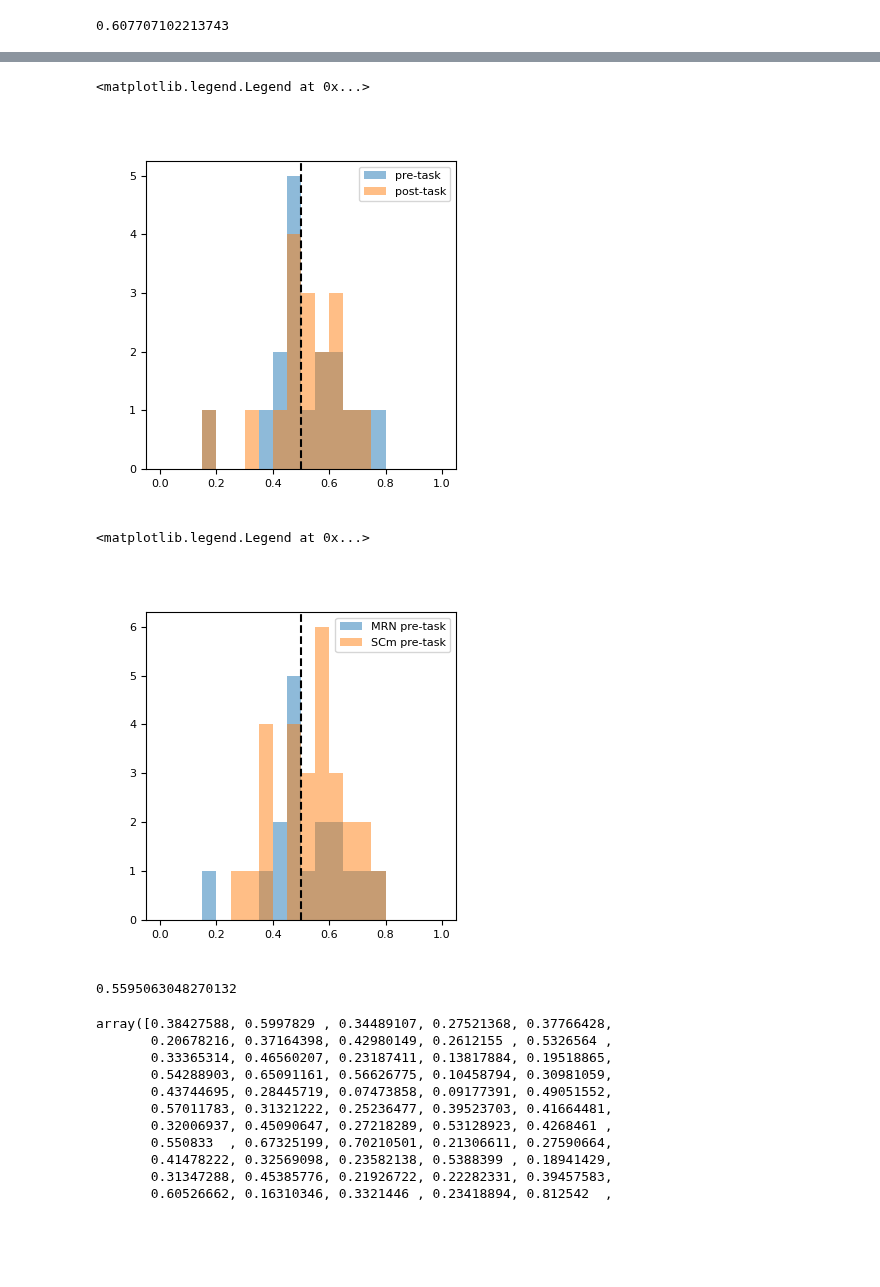
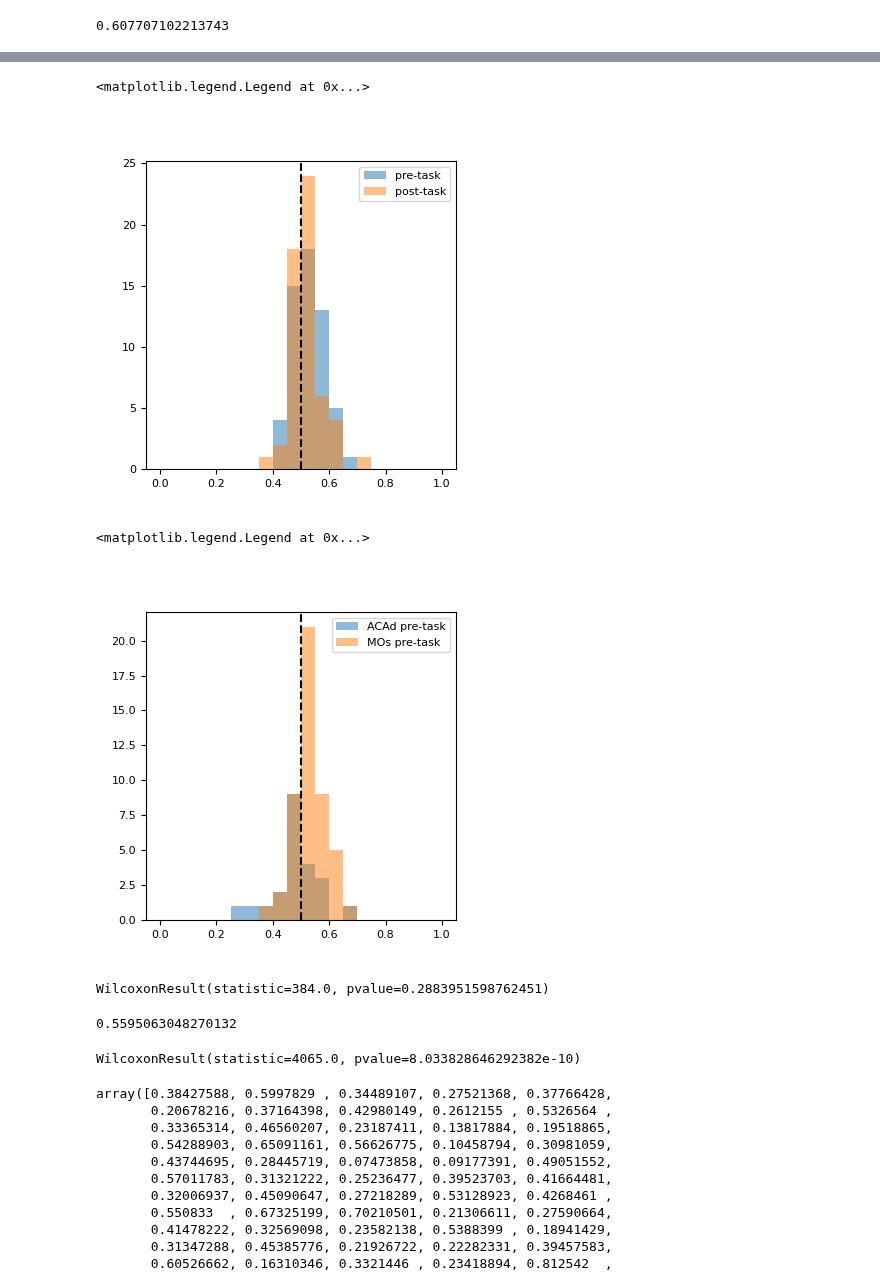
Before and after one commit to AllenInstitute/dynamic_routing_analysis, a Jupyter notebook: notebooks/test_context_decoder_on_spontaneous.ipynb, the cells around one changed output, grey strips where cells are left out. Cells and saved outputs as stored; diff of their text form; code cells hidden in the pictures; blank space fills up the shorter version.

```diff
--- a/notebooks/test_context_decoder_on_spontaneous.ipynb
+++ b/notebooks/test_context_decoder_on_spontaneous.ipynb
@@ -183,7 +221,7 @@ predict_proba_with_repeats_single_session_spontaneous_pd=predict_proba_with_repe
 # show individual repeats, averages over repeats, etc.
 sel_bin_center=-0.25
 sel_structure='ACAd'
-sel_unit_subsample=20
+sel_unit_subsample=10
 if sel_unit_subsample is None or sel_unit_subsample == 'all':
     structure_predict_proba=predict_proba_single_session_pd.query('structure==@sel_structure and unit_subsample_size.isna() and bin_center==@sel_bin_center')
     structure_predict_proba_spont=predict_proba_with_repeats_single_session_spontaneous_pd.query('structure==@sel_structure and unit_subsample_size.isna() and bin_center==@sel_bin_center')
@@ -233,7 +287,7 @@ predict_proba_single_session_pd['structure'].unique()
 #plot predict proba across epochs, shade epochs
 sel_structure='ACAd'
 plot_data_string='decision_function' # 'decision_function' or 'predict_proba'
-sel_unit_subsample=20
+sel_unit_subsample=10
 if sel_unit_subsample is None or sel_unit_subsample == 'all':
     structure_predict_proba=predict_proba_single_session_pd.query('structure==@sel_structure and unit_subsample_size.isna() and bin_center==@sel_bin_center')
     structure_predict_proba_spont=predict_proba_with_repeats_single_session_spontaneous_pd.query('structure==@sel_structure and unit_subsample_size.isna() and bin_center==@sel_bin_center')
@@ -289,5 +343,4 @@ for _,epoch_row in epochs.iterrows():
     ax.text((epoch_start+epoch_end)/2, ymax*0.99, epoch_name, ha='center', va='top', fontsize=6,)
 
 
-
 fig.tight_layout()
@@ -1545,7 +1664,7 @@ for rr,row in new_predict_proba_pd.iterrows():
 new_predict_proba_pd['mean_pre_task']=mean_pre_task
 new_predict_proba_pd['mean_post_task']=mean_post_task
 # %%
-sel_structure='MRN'
+sel_structure='HPF'
 
 xbins=np.arange(0,1.01,0.05)
 
@@ -1556,4 +1675,4 @@ ax.hist(new_predict_proba_pd.query(f'structure=="{sel_structure}"')['mean_post_t
 ax.legend()
 # %% [output]
 <matplotlib.legend.Legend at 0x...>
-[figure, old version]
+[figure, new version]
@@ -1560,14 +1681,22 @@ ax.legend()
 # %%
-sel_structure_1='MRN'
-sel_structure_2='SCm'
+sel_structure_1='ACAd'
+sel_structure_2='MOs'
 
 xbins=np.arange(0,1.01,0.05)
 
 fig,ax=plt.subplots(1,1,figsize=(4,4))
 ax.axvline(0.5, color='k', linestyle='--')
 ax.hist(new_predict_proba_pd.query(f'structure=="{sel_structure_1}"')['mean_pre_task'], bins=xbins, alpha=0.5, label=sel_structure_1+' pre-task')
 ax.hist(new_predict_proba_pd.query(f'structure=="{sel_structure_2}"')['mean_pre_task'], bins=xbins, alpha=0.5, label=sel_structure_2+' pre-task')
 ax.legend()
 # %% [output]
 <matplotlib.legend.Legend at 0x...>
-[figure, old version]
+[figure, new version]
+# %%
+struct1='ORBl'
+struct2='VIS'
+
+stats.wilcoxon(new_predict_proba_pd.query(f'structure=="{struct1}"')['mean_pre_task']-0.5)
+stats.wilcoxon(new_predict_proba_pd.query(f'structure=="{struct2}"')['mean_pre_task']-0.5)
+# %% [output]
+WilcoxonResult(statistic=384.0, pvalue=0.2883951598762451)
@@ -1582,6 +1713,10 @@ s1['predict_proba_spont'].values[0][s1['spont_is_pre_task'].values[0]].mean()
 s2['predict_proba_spont'].values[0][s2['spont_is_pre_task'].values[0]].mean()
 # %% [output]
 0.5595063048270132
+# %%
+stats.wilcoxon(s1['predict_proba_spont'].values[0][s1['spont_is_pre_task'].values[0]]-0.5)
+# %% [output]
+WilcoxonResult(statistic=4065.0, pvalue=8.033828646292382e-10)
 # %%
 s1['predict_proba_spont'].values[0]
 # %% [output]
```
Also changed, not shown: parts of 23 cells of this notebook, 4 other files.
